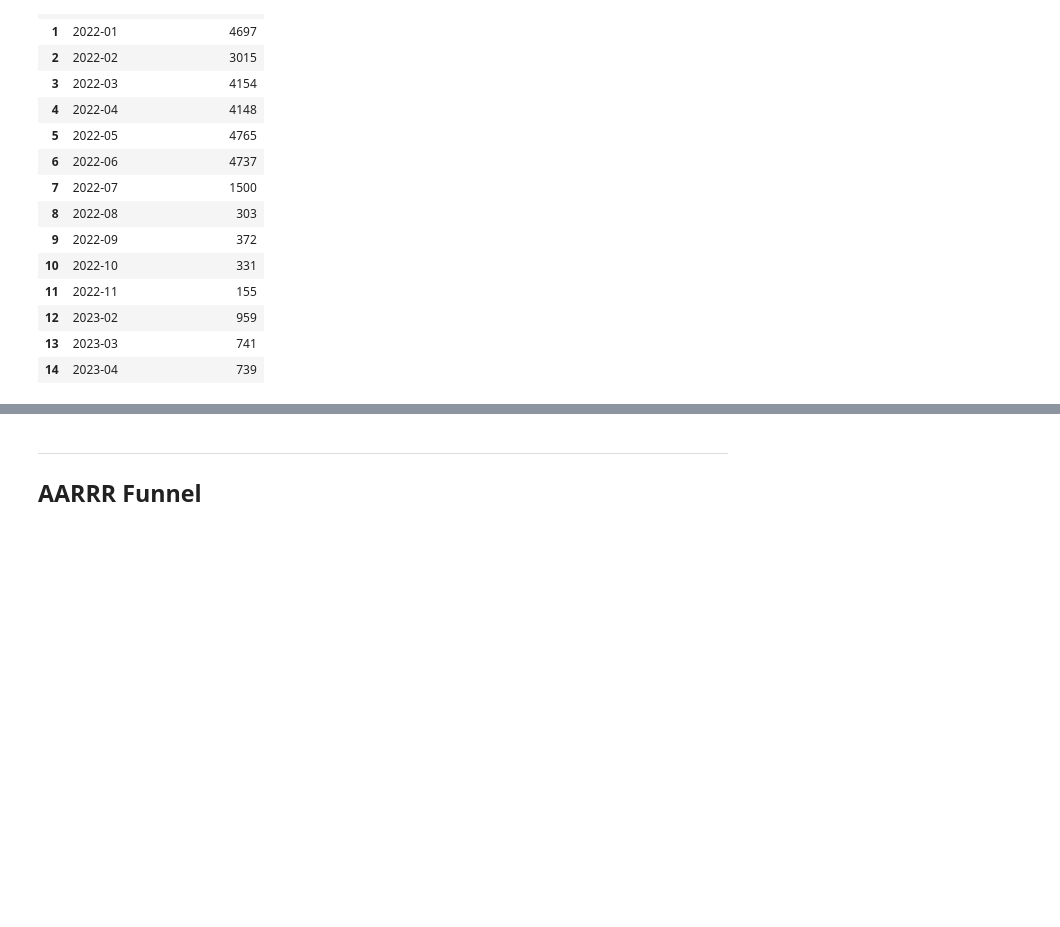
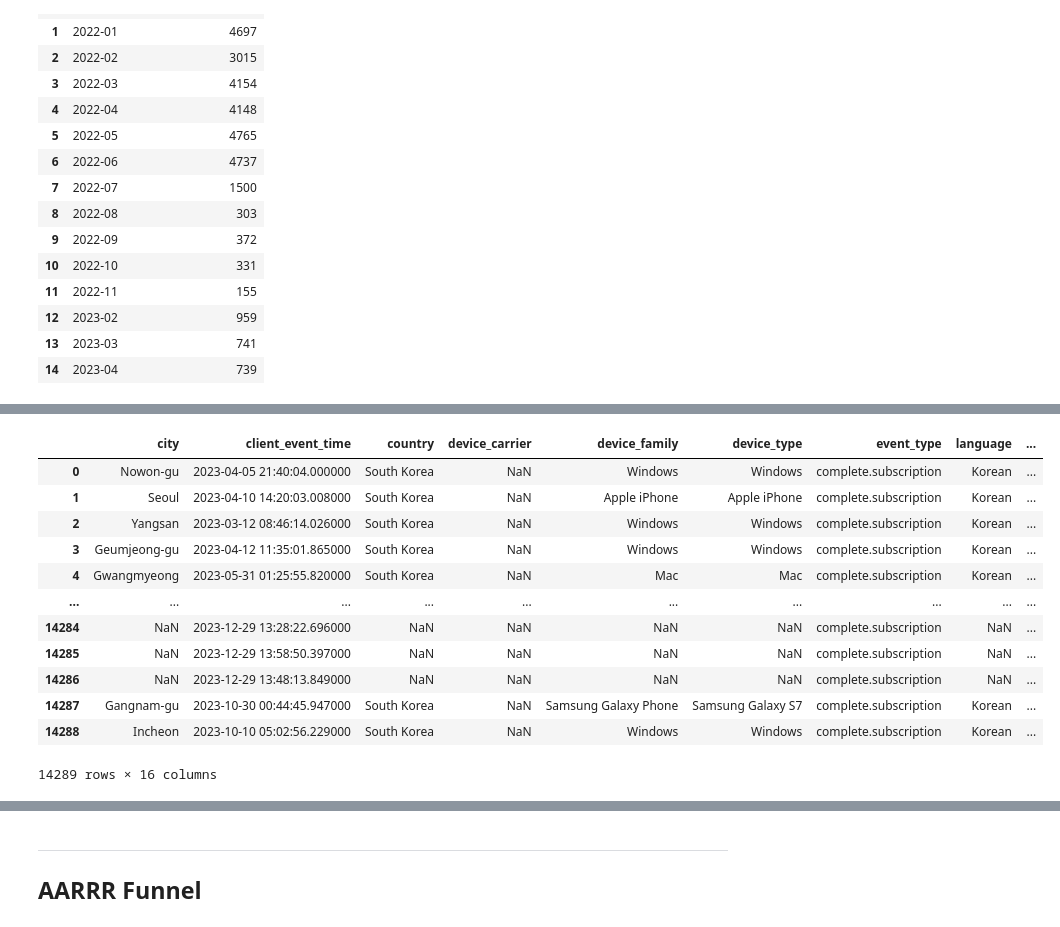
Before and after one commit to saeraniren/intermediate_project, a Jupyter notebook: lwc_main.ipynb, the cells around one changed output, grey strips where cells are left out. Cells and saved outputs as stored; diff of their text form; code cells hidden in the pictures; blank space fills up the shorter version.

```diff
--- a/lwc_main.ipynb
+++ b/lwc_main.ipynb
@@ -1276,0 +1295,17 @@ free_trial_df_groupby
+# %%
+# 첫 결제 완료
+subscription_df
+# %% [output]
+|  | city | client_event_time | country | device_carrier | device_family | device_type | event_type | language | ... |
+| 0 | Nowon-gu | 2023-04-05 21:40:04.000000 | South Korea | NaN | Windows | Windows | complete.subscription | Korean | ... |
+| 1 | Seoul | 2023-04-10 14:20:03.008000 | South Korea | NaN | Apple iPhone | Apple iPhone | complete.subscription | Korean | ... |
+| 2 | Yangsan | 2023-03-12 08:46:14.026000 | South Korea | NaN | Windows | Windows | complete.subscription | Korean | ... |
+| 3 | Geumjeong-gu | 2023-04-12 11:35:01.865000 | South Korea | NaN | Windows | Windows | complete.subscription | Korean | ... |
+| 4 | Gwangmyeong | 2023-05-31 01:25:55.820000 | South Korea | NaN | Mac | Mac | complete.subscription | Korean | ... |
+| ... | ... | ... | ... | ... | ... | ... | ... | ... | ... |
+| 14284 | NaN | 2023-12-29 13:28:22.696000 | NaN | NaN | NaN | NaN | complete.subscription | NaN | ... |
+| 14285 | NaN | 2023-12-29 13:58:50.397000 | NaN | NaN | NaN | NaN | complete.subscription | NaN | ... |
+| 14286 | NaN | 2023-12-29 13:48:13.849000 | NaN | NaN | NaN | NaN | complete.subscription | NaN | ... |
+| 14287 | Gangnam-gu | 2023-10-30 00:44:45.947000 | South Korea | NaN | Samsung Galaxy Phone | Samsung Galaxy S7 | complete.subscription | Korean | ... |
+| 14288 | Incheon | 2023-10-10 05:02:56.229000 | South Korea | NaN | Windows | Windows | complete.subscription | Korean | ... |
+14289 rows × 16 columns
```
Also changed, not shown: parts of 18 cells of this notebook.
